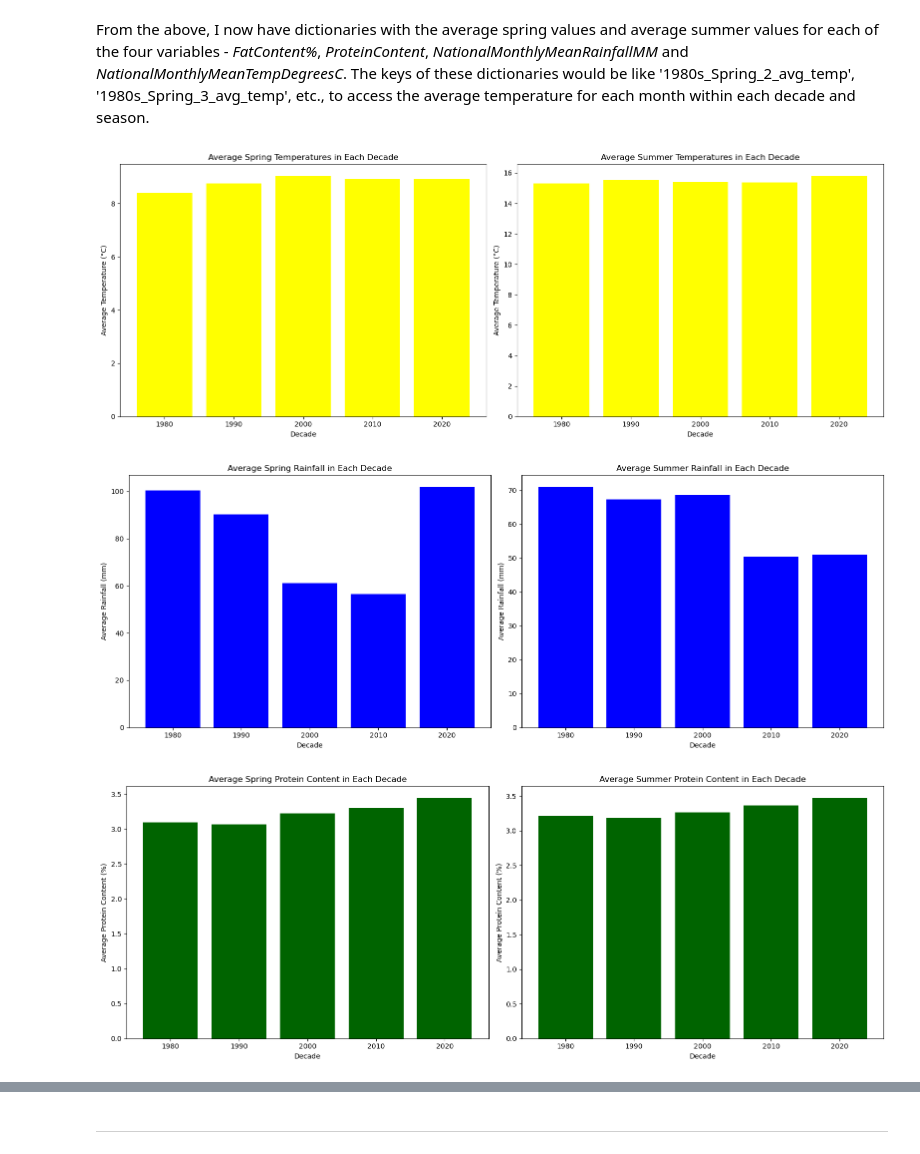
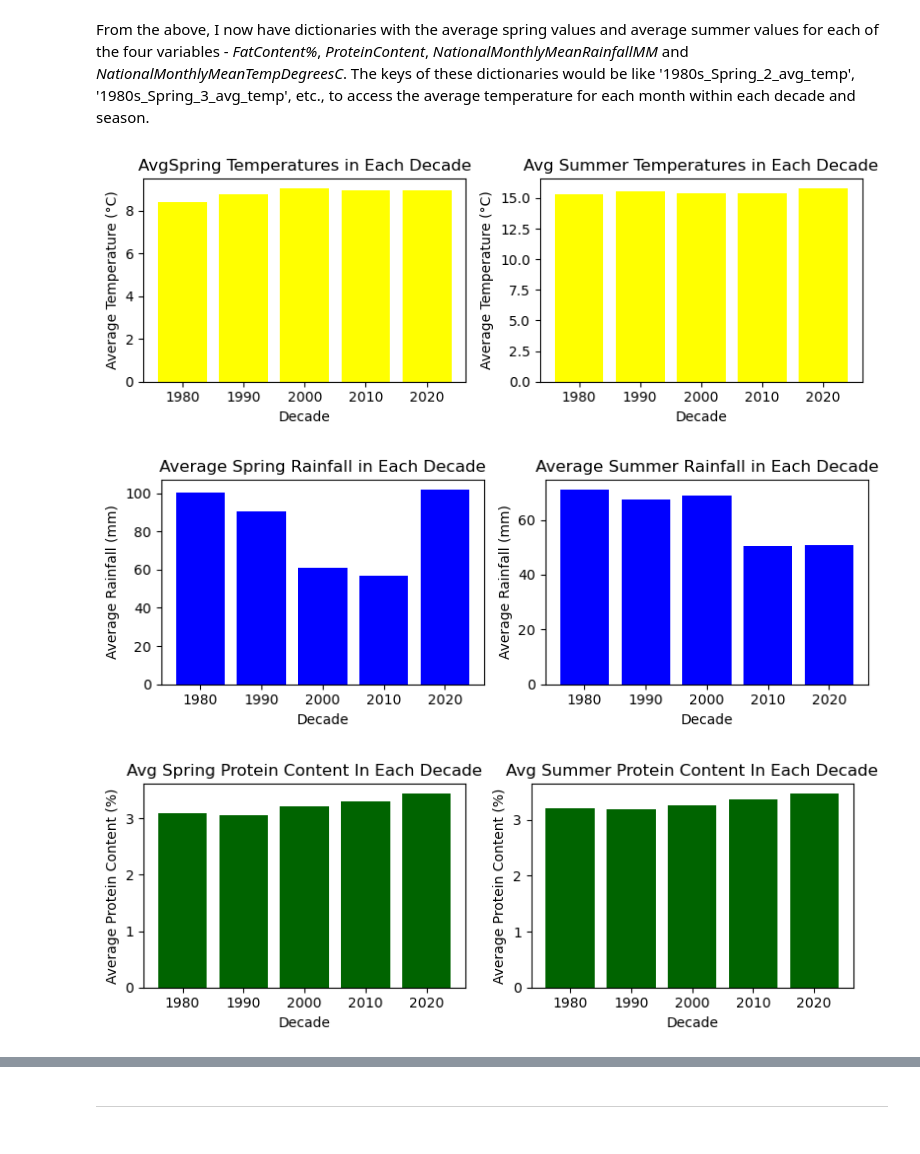
Before and after one commit to turps-pc90/PfDA_Assignment, a Jupyter notebook: PfDA_Assignment.ipynb, the cells around one changed output, grey strips where cells are left out. Drawn from its saved outputs; the diff is of its cells as text; code cells hidden in the pictures.

```diff
--- a/PfDA_Assignment.ipynb
+++ b/PfDA_Assignment.ipynb
@@ -544,37 +550,37 @@ for key, value in avg_temp_dict.items():
     # Filter only Spring and Summer averages
     if 'Spring' in key:
         # Take value before '_' for decade value
         decade = key.split('_')[0]
         # Append extracted decade value to decades list for use on x-axis
         decades_spring_temp.append(decade)
         avg_temps_spring.append(value)
     elif 'Summer' in key:
         # Take value before '_' for decade value
         decade = key.split('_')[0]
         # Append extracted decade value to decades list for use on x-axis
         decades_summer_temp.append(decade)
         avg_temps_summer.append(value)
 
 # Plotting
-fig, axes = plt.subplots(nrows=1, ncols=2, figsize=(16, 6))
+fig, axes = plt.subplots(nrows=1, ncols=2, figsize=(8, 3))
 
 # Plotting Spring Temperatures
 axes[0].bar(decades_spring_temp, avg_temps_spring, color='yellow')
-axes[0].set_title('Average Spring Temperatures in Each Decade')
+axes[0].set_title('AvgSpring Temperatures in Each Decade')
 axes[0].set_xlabel('Decade')
 axes[0].set_ylabel('Average Temperature (°C)')
 
 # Plotting Summer Temperatures
 axes[1].bar(decades_summer_temp, avg_temps_summer, color='yellow')
-axes[1].set_title('Average Summer Temperatures in Each Decade')
+axes[1].set_title('Avg Summer Temperatures in Each Decade')
 axes[1].set_xlabel('Decade')
 axes[1].set_ylabel('Average Temperature (°C)')
 
 # Adjust layout to prevent overlapping
 plt.tight_layout()
 plt.show()
 # %% [output]
-[figure, old version]
+[figure, new version]
 # %%
 # Extract decades and average temperatures from avg_rainfall_dict
 decades_spring_rain = []
@@ -587,30 +593,26 @@ avg_rain_summer = []
 for key, value in avg_rainfall_dict.items():
     # Filter only Spring and Summer averages
     if 'Spring' in key:
-        # Take value before '_' for decade value
         decade = key.split('_')[0]
-        # Append extracted decade value to decades_spring_rain list for use on x-axis
         decades_spring_rain.append(decade)
         avg_rain_spring.append(value)
     elif 'Summer' in key:
-        # Take value before '_' for decade value
         decade = key.split('_')[0]
-        # Append extracted decade value to decades_summer_rain list for use on x-axis
         decades_summer_rain.append(decade)
         avg_rain_summer.append(value)
 
 # Plotting
-fig, axes = plt.subplots(nrows=1, ncols=2, figsize=(16, 6))
+fig, axes = plt.subplots(nrows=1, ncols=2, figsize=(8, 3))
 
 # Plotting Spring Rainfall
 axes[0].bar(decades_spring_rain, avg_rain_spring, color='blue')
-axes[0].set_title('Average Spring Rainfall in Each Decade')
+axes[0].set_title('Avg Spring Rainfall in Each Decade')
 axes[0].set_xlabel('Decade')
 axes[0].set_ylabel('Average Rainfall (mm)')
 
 # Plotting Summer Rainfall
 axes[1].bar(decades_summer_rain, avg_rain_summer, color='blue')
-axes[1].set_title('Average Summer Rainfall in Each Decade')
+axes[1].set_title('Avg Summer Rainfall in Each Decade')
 axes[1].set_xlabel('Decade')
 axes[1].set_ylabel('Average Rainfall (mm)')
 
@@ -618,7 +620,7 @@ axes[1].set_ylabel('Average Rainfall (mm)')
 plt.tight_layout()
 plt.show()
 # %% [output]
-[figure, old version]
+[figure, new version]
 # %%
 # Extract decades and average protein content from avg_protein_dict
 decades_spring_protein = []
@@ -629,32 +631,27 @@ avg_protein_summer = []
 
 # Loop through the items in avg_protein_dict
 for key, value in avg_protein_dict.items():
-    # Filter only Spring and Summer averages
     if 'Spring' in key:
-        # Take value before '_' for decade value
         decade = key.split('_')[0]
-        # Append extracted decade value to decades_spring_protein list for use on x-axis
         decades_spring_protein.append(decade)
         avg_protein_spring.append(value)
     elif 'Summer' in key:
-        # Take value before '_' for decade value
         decade = key.split('_')[0]
-        # Append extracted decade value to decades_summer_protein list for use on x-axis
         decades_summer_protein.append(decade)
         avg_protein_summer.append(value)
 
 # Plotting
-fig, axes = plt.subplots(nrows=1, ncols=2, figsize=(16, 6))
+fig, axes = plt.subplots(nrows=1, ncols=2, figsize=(8, 3))
 
 # Plotting Spring Protein Content
 axes[0].bar(decades_spring_protein, avg_protein_spring, color='darkgreen')
-axes[0].set_title('Average Spring Protein Content in Each Decade')
+axes[0].set_title('Avg Spring Protein Content In Each Decade')
 axes[0].set_xlabel('Decade')
 axes[0].set_ylabel('Average Protein Content (%)')
 
 # Plotting Summer Protein Content
 axes[1].bar(decades_summer_protein, avg_protein_summer, color='darkgreen')
-axes[1].set_title('Average Summer Protein Content in Each Decade')
+axes[1].set_title('Avg Summer Protein Content In Each Decade')
 axes[1].set_xlabel('Decade')
 axes[1].set_ylabel('Average Protein Content (%)')
 
@@ -662,7 +659,7 @@ axes[1].set_ylabel('Average Protein Content (%)')
 plt.tight_layout()
 plt.show()
 # %% [output]
-[figure, old version]
+[figure, new version]
 # %%
 # Extract decades and average fat content from avg_fat_dict
 decades_spring_fat = []
```
Also changed, not shown: parts of 13 cells of this notebook, 4 other files.
